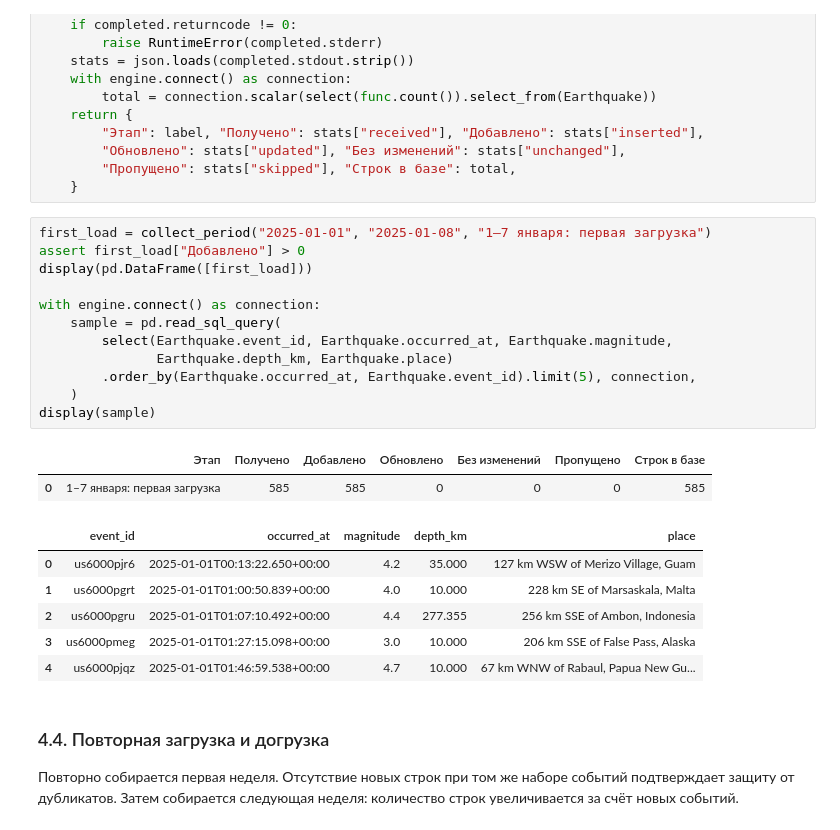
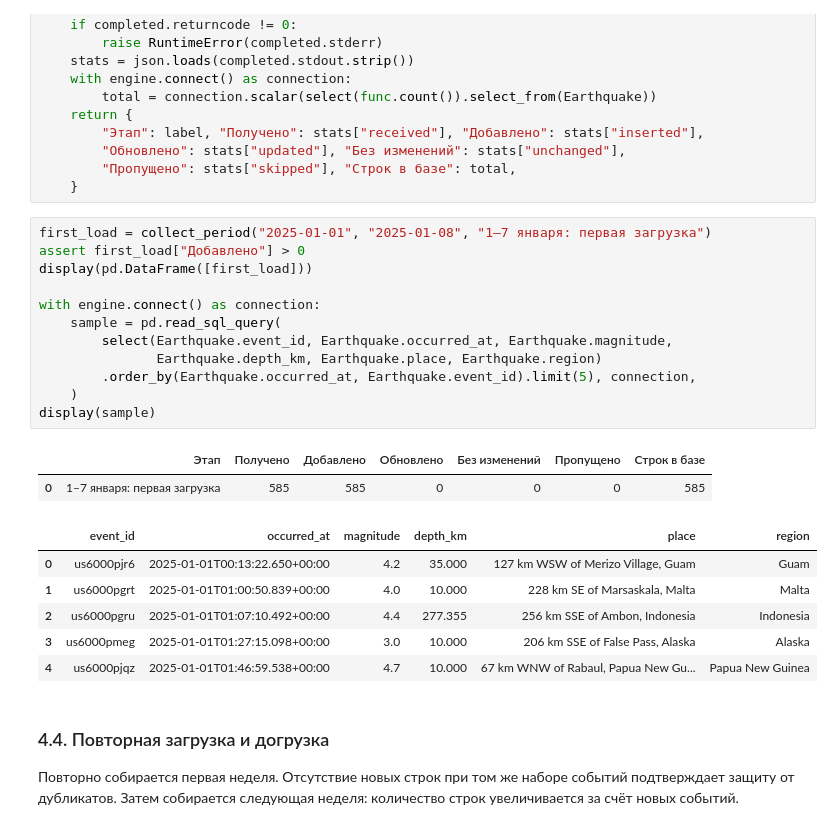
Before and after one commit to Sofa-maruysh/pda-lab1-usgs-earthquakes, a Jupyter notebook: lab1_usgs.ipynb, the cells around one changed output. Cells and saved outputs as stored; diff of their text form.

```diff
--- a/lab1_usgs.ipynb
+++ b/lab1_usgs.ipynb
@@ -316,24 +395,24 @@ def collect_period(start, end, label):
 # %%
 first_load = collect_period("2025-01-01", "2025-01-08", "1–7 января: первая загрузка")
 assert first_load["Добавлено"] > 0
 display(pd.DataFrame([first_load]))
 
 with engine.connect() as connection:
     sample = pd.read_sql_query(
         select(Earthquake.event_id, Earthquake.occurred_at, Earthquake.magnitude,
-               Earthquake.depth_km, Earthquake.place)
+               Earthquake.depth_km, Earthquake.place, Earthquake.region)
         .order_by(Earthquake.occurred_at, Earthquake.event_id).limit(5), connection,
     )
 display(sample)
 # %% [output]
 |  | Этап | Получено | Добавлено | Обновлено | Без изменений | Пропущено | Строк в базе |
 | 0 | 1–7 января: первая загрузка | 585 | 585 | 0 | 0 | 0 | 585 |
-|  | event_id | occurred_at | magnitude | depth_km | place |
-| 0 | us6000pjr6 | 2025-01-01T00:13:22.650+00:00 | 4.2 | 35.000 | 127 km WSW of Merizo Village, Guam |
-| 1 | us6000pgrt | 2025-01-01T01:00:50.839+00:00 | 4.0 | 10.000 | 228 km SE of Marsaskala, Malta |
-| 2 | us6000pgru | 2025-01-01T01:07:10.492+00:00 | 4.4 | 277.355 | 256 km SSE of Ambon, Indonesia |
-| 3 | us6000pmeg | 2025-01-01T01:27:15.098+00:00 | 3.0 | 10.000 | 206 km SSE of False Pass, Alaska |
-| 4 | us6000pjqz | 2025-01-01T01:46:59.538+00:00 | 4.7 | 10.000 | 67 km WNW of Rabaul, Papua New Gu... |
+|  | event_id | occurred_at | magnitude | depth_km | place | region |
+| 0 | us6000pjr6 | 2025-01-01T00:13:22.650+00:00 | 4.2 | 35.000 | 127 km WSW of Merizo Village, Guam | Guam |
+| 1 | us6000pgrt | 2025-01-01T01:00:50.839+00:00 | 4.0 | 10.000 | 228 km SE of Marsaskala, Malta | Malta |
+| 2 | us6000pgru | 2025-01-01T01:07:10.492+00:00 | 4.4 | 277.355 | 256 km SSE of Ambon, Indonesia | Indonesia |
+| 3 | us6000pmeg | 2025-01-01T01:27:15.098+00:00 | 3.0 | 10.000 | 206 km SSE of False Pass, Alaska | Alaska |
+| 4 | us6000pjqz | 2025-01-01T01:46:59.538+00:00 | 4.7 | 10.000 | 67 km WNW of Rabaul, Papua New Gu... | Papua New Guinea |
 # %% [markdown]
 ### 4.4. Повторная загрузка и догрузка
 
```
Also changed, not shown: parts of 17 cells of this notebook, 6 other files.
